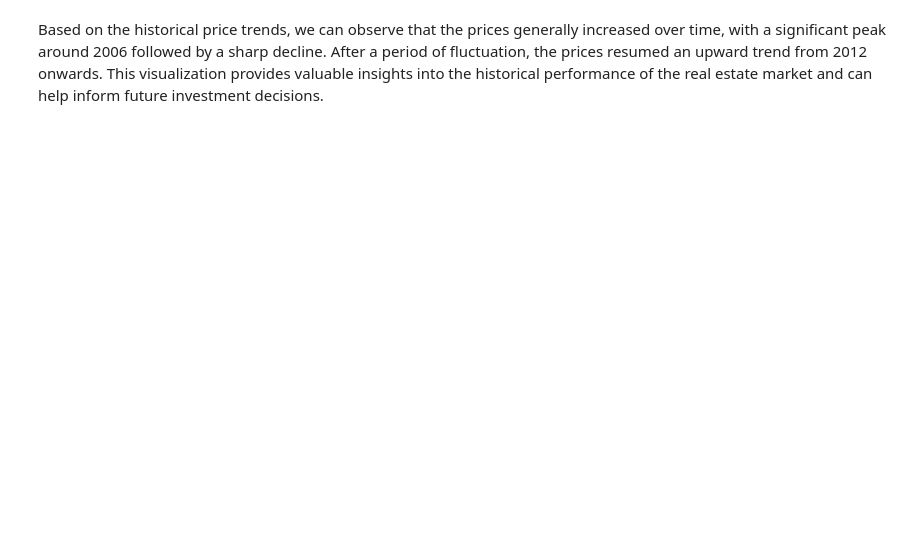
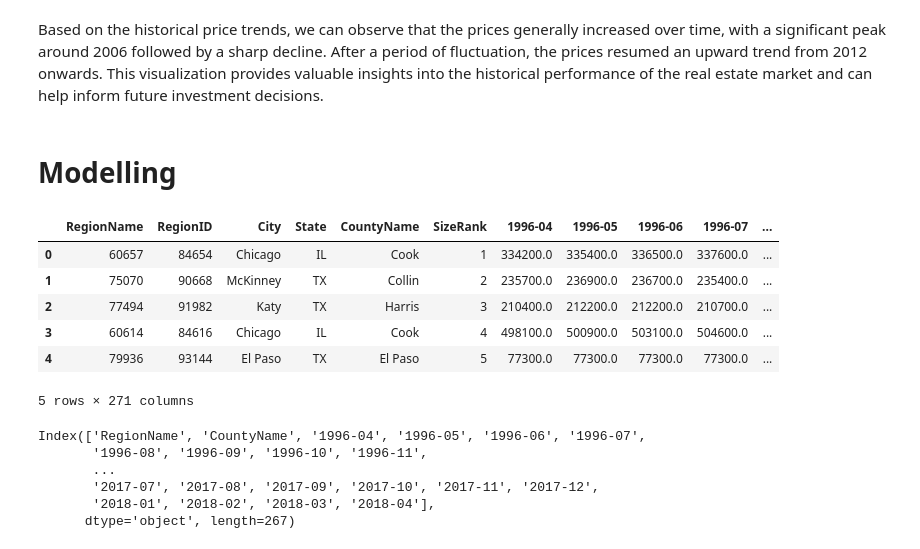
Before and after one commit to mbuvimuia/Time-Series-Analysis-Zillow-Data, a Jupyter notebook: index.ipynb, the cells around one changed output. Drawn from its saved outputs; the diff is of its cells as text; code cells hidden in the pictures; blank space fills up the shorter version.

Commit message:
add Baseline model

```diff
--- a/index.ipynb
+++ b/index.ipynb
@@ -332,2 +334,18 @@ plt.show()
 # %% [markdown]
 Based on the historical price trends, we can observe that the prices generally increased over time, with a significant peak around 2006 followed by a sharp decline. After a period of fluctuation, the prices resumed an upward trend from 2012 onwards. This visualization provides valuable insights into the historical performance of the real estate market and can help inform future investment decisions.
+# %% [markdown]
+# Modelling
+# %%
+# Feature Engineering
+# Return RegionName to column
+df_cleaned.reset_index(inplace=True)
+
+df_cleaned.head()
+# %% [output]
+|  | RegionName | RegionID | City | State | CountyName | SizeRank | 1996-04 | 1996-05 | 1996-06 | 1996-07 | ... |
+| 0 | 60657 | 84654 | Chicago | IL | Cook | 1 | 334200.0 | 335400.0 | 336500.0 | 337600.0 | ... |
+| 1 | 75070 | 90668 | McKinney | TX | Collin | 2 | 235700.0 | 236900.0 | 236700.0 | 235400.0 | ... |
+| 2 | 77494 | 91982 | Katy | TX | Harris | 3 | 210400.0 | 212200.0 | 212200.0 | 210700.0 | ... |
+| 3 | 60614 | 84616 | Chicago | IL | Cook | 4 | 498100.0 | 500900.0 | 503100.0 | 504600.0 | ... |
+| 4 | 79936 | 93144 | El Paso | TX | El Paso | 5 | 77300.0 | 77300.0 | 77300.0 | 77300.0 | ... |
+5 rows × 271 columns
@@ -333,0 +355,9 @@ Based on the historical price trends, we can observe that the prices generally i
+# %%
+print(df_cleaned.columns)
+# %% [output]
+Index(['RegionName', 'CountyName', '1996-04', '1996-05', '1996-06', '1996-07',
+       '1996-08', '1996-09', '1996-10', '1996-11',
+       ...
+       '2017-07', '2017-08', '2017-09', '2017-10', '2017-11', '2017-12',
+       '2018-01', '2018-02', '2018-03', '2018-04'],
+      dtype='object', length=267)
```
Also changed, not shown: parts of 19 cells of this notebook.
